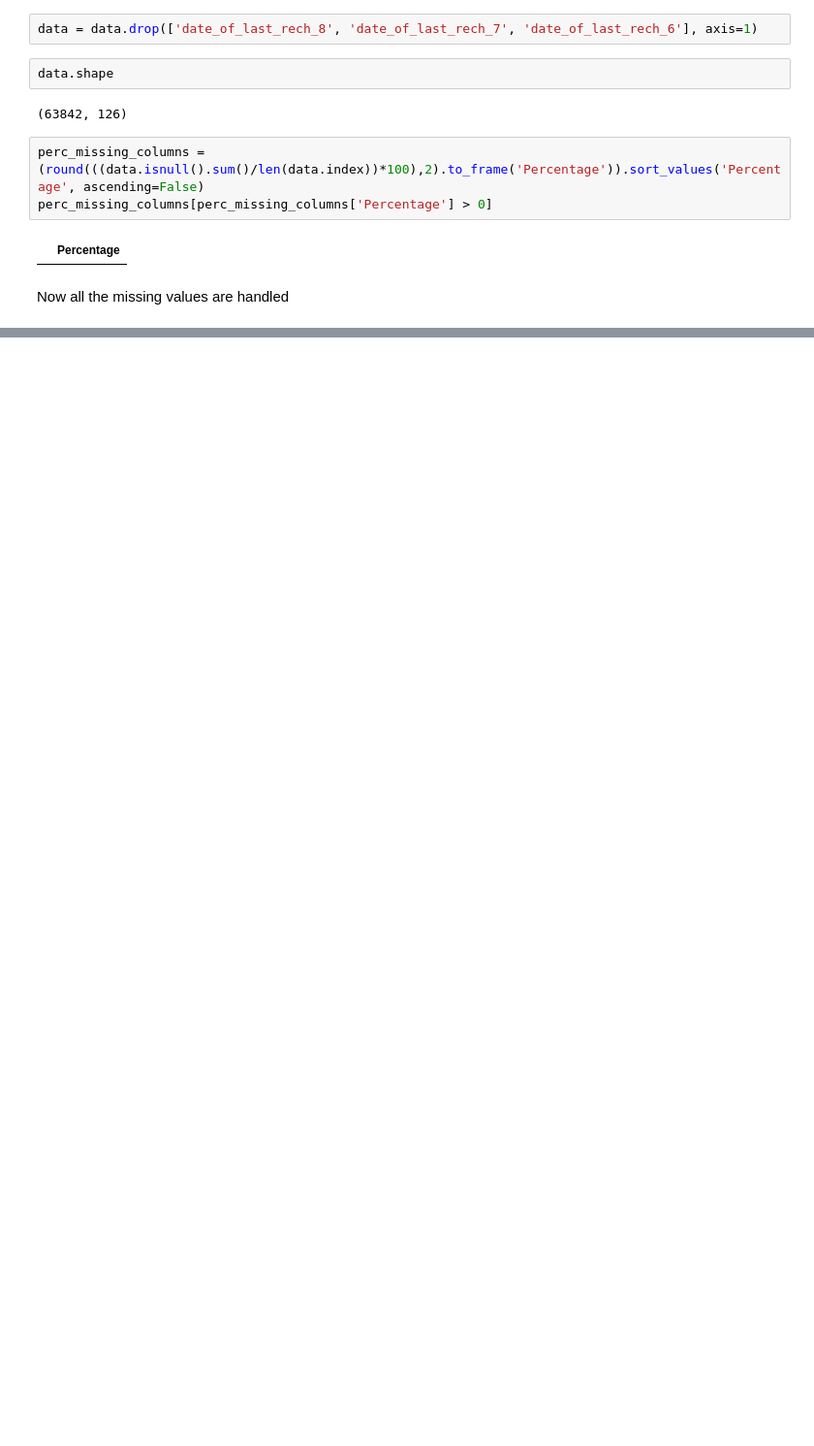
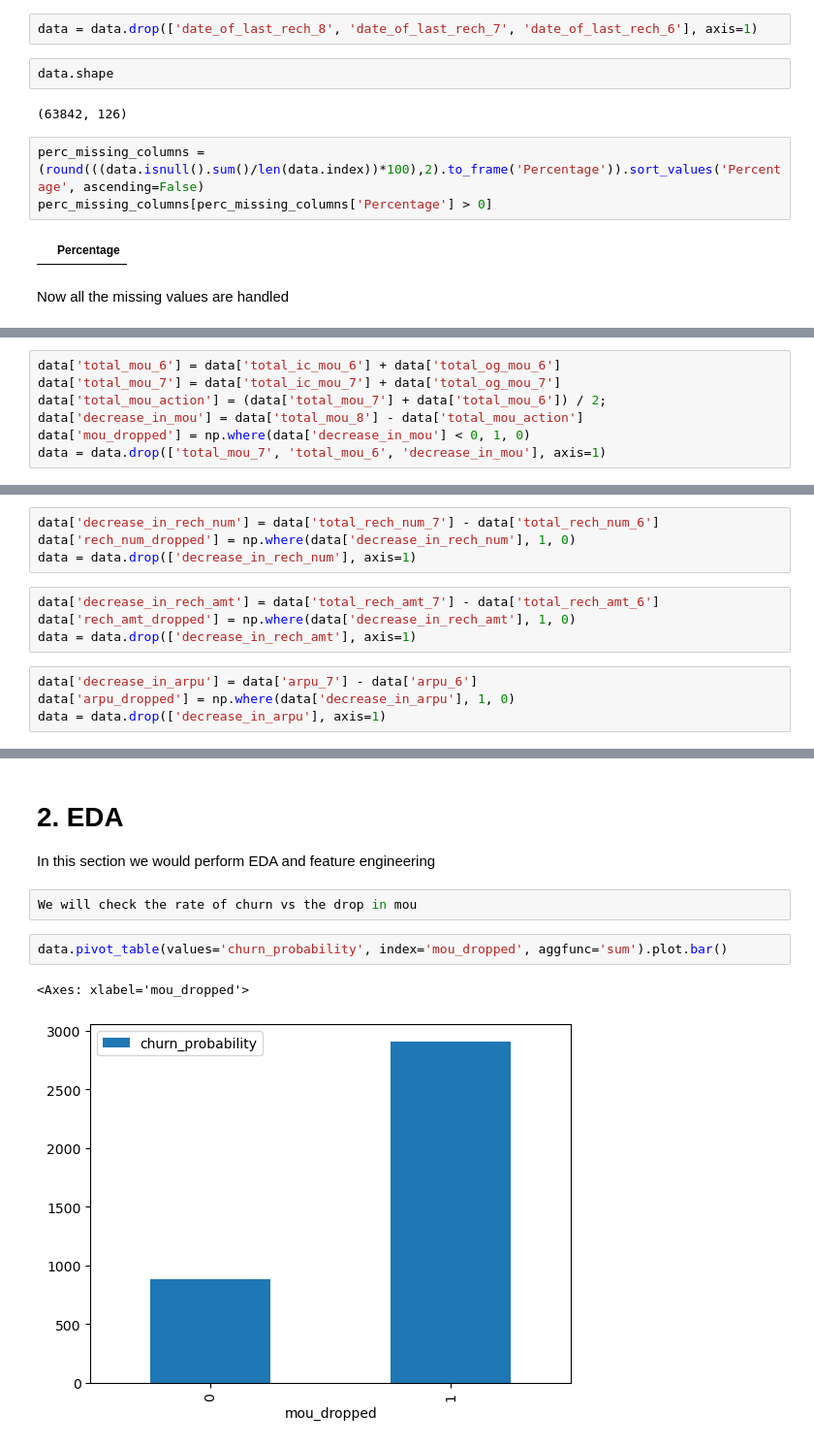
Before and after one commit to vish689/telecom-churn, a Jupyter notebook: TelecomChurnPrediction.ipynb, the cells around one changed output, grey strips where cells are left out. Shown at 97% size. Cells and saved outputs as stored; diff of their text form; blank space fills up the shorter version.

```diff
--- a/TelecomChurnPrediction.ipynb
+++ b/TelecomChurnPrediction.ipynb
@@ -313,0 +316,7 @@ In this section we would perform EDA and feature engineering
+# %%
+data['total_mou_6'] = data['total_ic_mou_6'] + data['total_og_mou_6']
+data['total_mou_7'] = data['total_ic_mou_7'] + data['total_og_mou_7']
+data['total_mou_action'] = (data['total_mou_7'] + data['total_mou_6']) / 2;
+data['decrease_in_mou'] = data['total_mou_8'] - data['total_mou_action']
+data['mou_dropped'] = np.where(data['decrease_in_mou'] < 0, 1, 0)
+data = data.drop(['total_mou_7', 'total_mou_6', 'decrease_in_mou'], axis=1)
@@ -313,0 +325,12 @@ In this section we would perform EDA and feature engineering
+# %%
+data['decrease_in_rech_num'] = data['total_rech_num_7'] - data['total_rech_num_6']
+data['rech_num_dropped'] = np.where(data['decrease_in_rech_num'], 1, 0)
+data = data.drop(['decrease_in_rech_num'], axis=1)
+# %%
+data['decrease_in_rech_amt'] = data['total_rech_amt_7'] - data['total_rech_amt_6']
+data['rech_amt_dropped'] = np.where(data['decrease_in_rech_amt'], 1, 0)
+data = data.drop(['decrease_in_rech_amt'], axis=1)
+# %%
+data['decrease_in_arpu'] = data['arpu_7'] - data['arpu_6']
+data['arpu_dropped'] = np.where(data['decrease_in_arpu'], 1, 0)
+data = data.drop(['decrease_in_arpu'], axis=1)
@@ -313,0 +352,11 @@ In this section we would perform EDA and feature engineering
+# %% [markdown]
+# 2. EDA
+
+In this section we would perform EDA and feature engineering
+# %%
+We will check the rate of churn vs the drop in mou
+# %%
+data.pivot_table(values='churn_probability', index='mou_dropped', aggfunc='sum').plot.bar()
+# %% [output]
+<Axes: xlabel='mou_dropped'>
+[figure, added]
```
Also changed, not shown: parts of 8 cells of this notebook.
